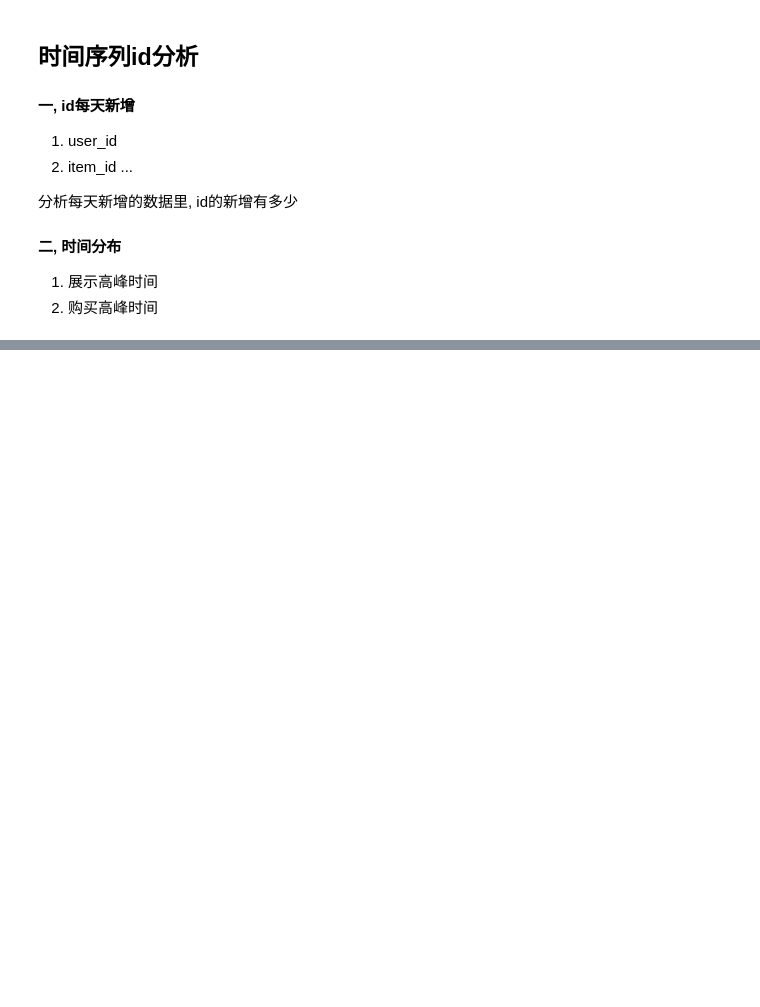
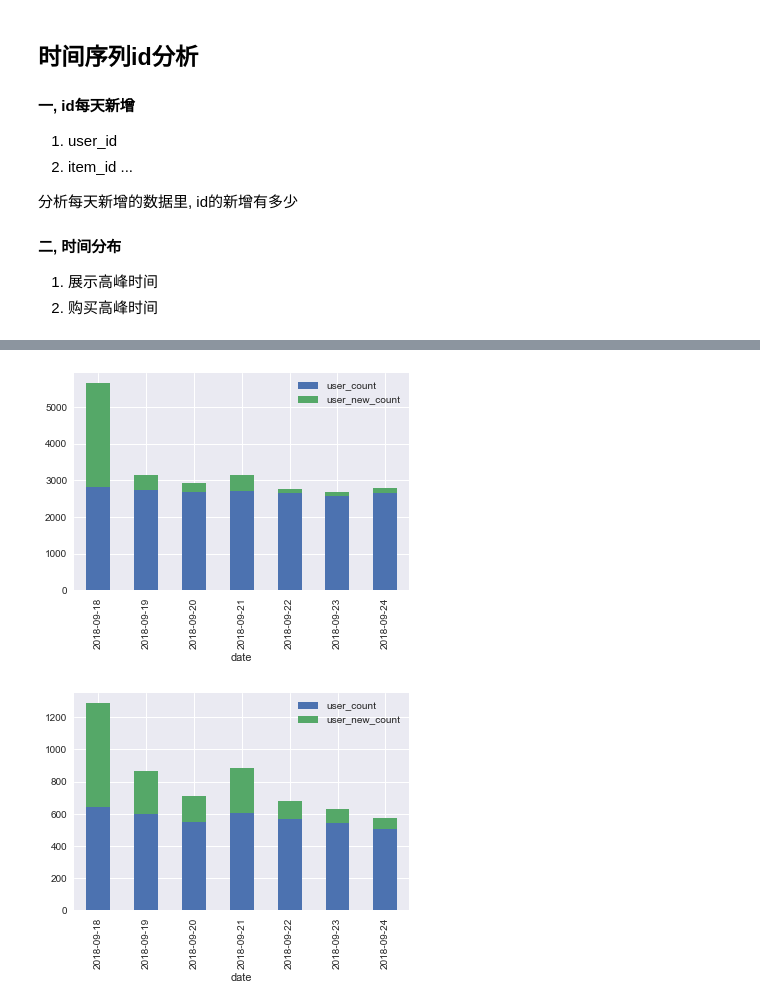
Before and after one commit to secrettianchigroup/SecretTianchiProject, a Jupyter notebook: data_peek.ipynb, the cells around one changed output, grey strips where cells are left out. Cells and saved outputs as stored; diff of their text form; code cells hidden in the pictures; blank space fills up the shorter version.

```diff
--- a/data_peek.ipynb
+++ b/data_peek.ipynb
@@ -328,0 +289,12 @@ train_df[(train_df['date'] >= '2018-09-18') & (train_df['date'] <= '2018-09-26')
+# %%
+# 商店新增数量
+user_id_acc2 = getColUvByDate(train_df, '2018-09-18', 'date', 'shop_id', 7, (train_df['is_trade'] == 0))
+user_id_sin2 = getColUvByDate(train_df, '2018-09-18', 'date', 'shop_id', 0, (train_df['is_trade'] == 0))
+printBarStack(user_id_sin2, user_id_acc2, 'user_count', 'user_new_count')
+
+user_id_acc2 = getColUvByDate(train_df, '2018-09-18', 'date', 'shop_id', 7, (train_df['is_trade'] == 1))
+user_id_sin2 = getColUvByDate(train_df, '2018-09-18', 'date', 'shop_id', 0, (train_df['is_trade'] == 1))
+printBarStack(user_id_sin2, user_id_acc2, 'user_count', 'user_new_count')
+# %% [output]
+[figure, added]
+[figure, added]
```
Also changed, not shown: parts of 11 cells of this notebook, 1 other file.
